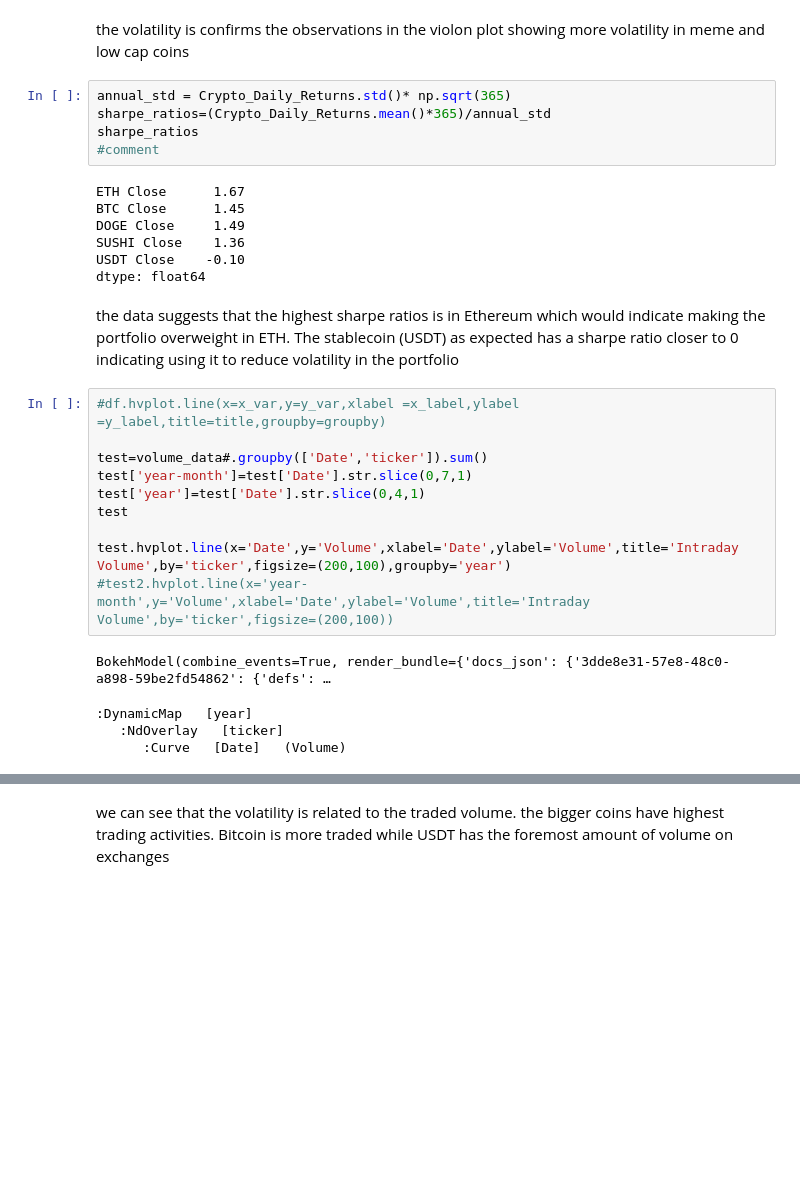
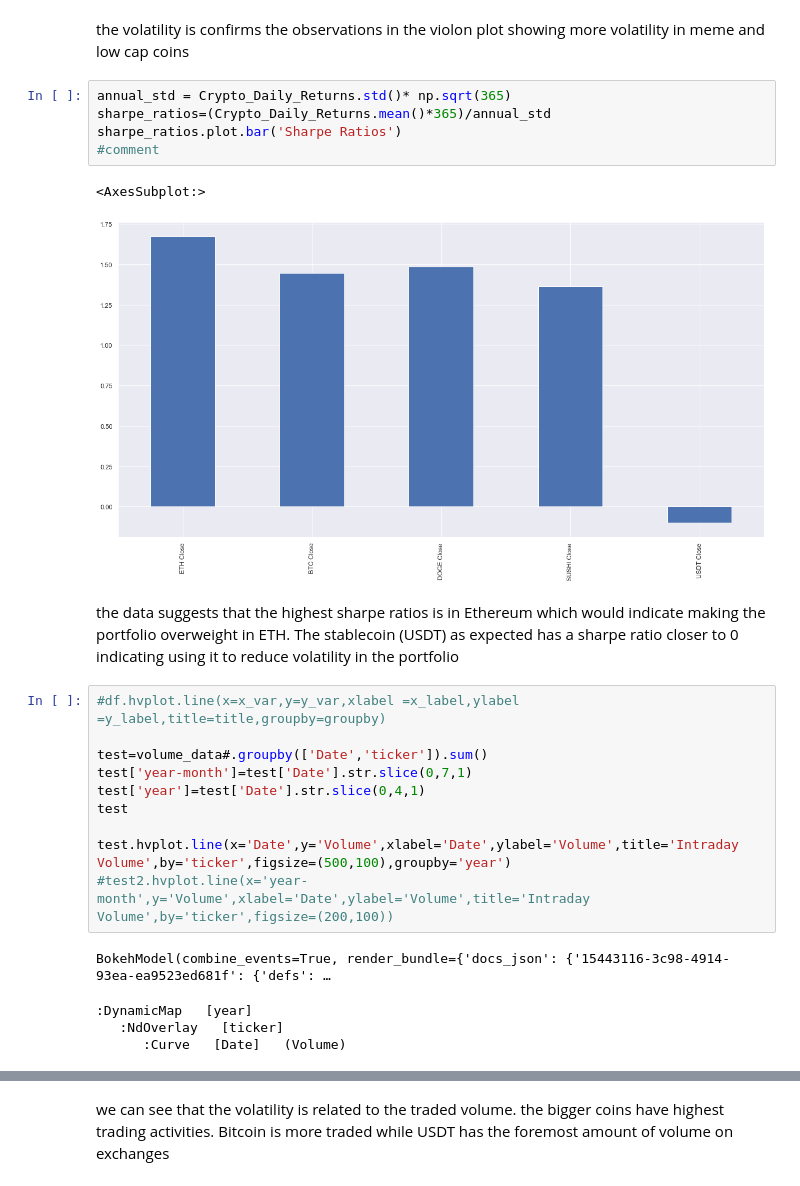
Before and after one commit to pysouzhny/GWU_Project_1, a Jupyter notebook: Crypto_Analysis.ipynb, the cells around one changed output, grey strips where cells are left out. Drawn from its saved outputs; the diff is of its cells as text; blank space fills up the shorter version.

```diff
--- a/Crypto_Analysis.ipynb
+++ b/Crypto_Analysis.ipynb
@@ -274,15 +246,11 @@ the volatility is confirms the observations in the violon plot showing more vola
 # %%
 annual_std = Crypto_Daily_Returns.std()* np.sqrt(365)
 sharpe_ratios=(Crypto_Daily_Returns.mean()*365)/annual_std
-sharpe_ratios
+sharpe_ratios.plot.bar('Sharpe Ratios')
 #comment
 # %% [output]
-ETH Close      1.67
-BTC Close      1.45
-DOGE Close     1.49
-SUSHI Close    1.36
-USDT Close    -0.10
-dtype: float64
+<AxesSubplot:>
+[figure, added]
 # %% [markdown]
 the data suggests that the highest sharpe ratios is in Ethereum which would indicate making the portfolio overweight in ETH. The stablecoin (USDT) as expected has a sharpe ratio closer to 0 indicating using it to reduce volatility in the portfolio
 # %%
@@ -293,10 +261,10 @@ test['year-month']=test['Date'].str.slice(0,7,1)
 test['year']=test['Date'].str.slice(0,4,1)
 test
 
-test.hvplot.line(x='Date',y='Volume',xlabel='Date',ylabel='Volume',title='Intraday Volume',by='ticker',figsize=(200,100),groupby='year')
+test.hvplot.line(x='Date',y='Volume',xlabel='Date',ylabel='Volume',title='Intraday Volume',by='ticker',figsize=(500,100),groupby='year')
 #test2.hvplot.line(x='year-month',y='Volume',xlabel='Date',ylabel='Volume',title='Intraday Volume',by='ticker',figsize=(200,100))
 # %% [output]
-BokehModel(combine_events=True, render_bundle={'docs_json': {'3dde8e31-57e8-48c0-a898-59be2fd54862': {'defs': …
+BokehModel(combine_events=True, render_bundle={'docs_json': {'15443116-3c98-4914-93ea-ea9523ed681f': {'defs': …
 :DynamicMap   [year]
    :NdOverlay   [ticker]
       :Curve   [Date]   (Volume)
```
Also changed, not shown: parts of 19 cells of this notebook, 1 other file.
